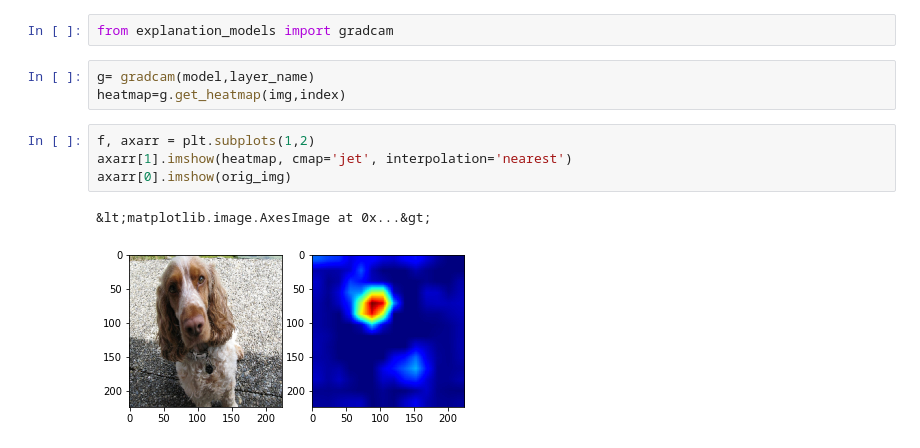
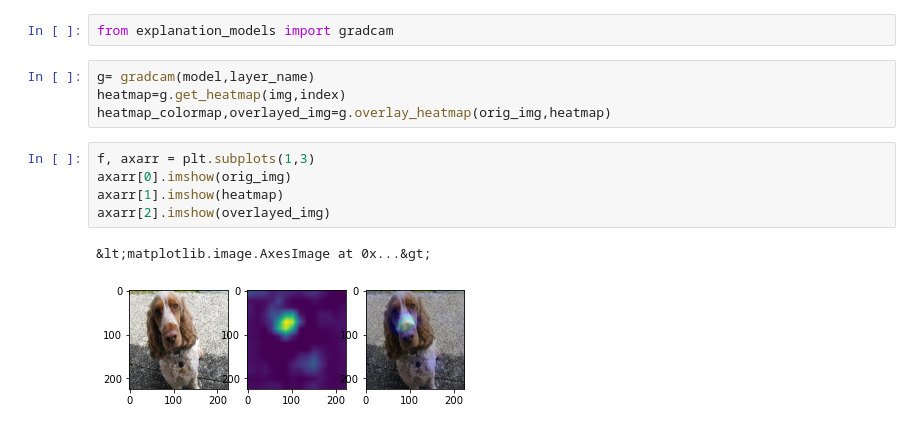
Before and after one commit to anirudhseth/Explanations-using-Grad-CAM, a Jupyter notebook: example.ipynb, the cells around one changed output. Saved outputs shown, nothing was run; the diff lists cells and outputs as text.

```diff
--- a/example.ipynb
+++ b/example.ipynb
@@ -24,10 +24,12 @@ from explanation_models import gradcam
 # %%
 g= gradcam(model,layer_name)
 heatmap=g.get_heatmap(img,index)
+heatmap_colormap,overlayed_img=g.overlay_heatmap(orig_img,heatmap)
 # %%
-f, axarr = plt.subplots(1,2)
-axarr[1].imshow(heatmap, cmap='jet', interpolation='nearest')
+f, axarr = plt.subplots(1,3)
 axarr[0].imshow(orig_img)
+axarr[1].imshow(heatmap)
+axarr[2].imshow(overlayed_img)
 # %% [output]
 &lt;matplotlib.image.AxesImage at 0x...&gt;
-[figure, old version]
+[figure, new version]
```
Also changed, not shown: 1 other file.
